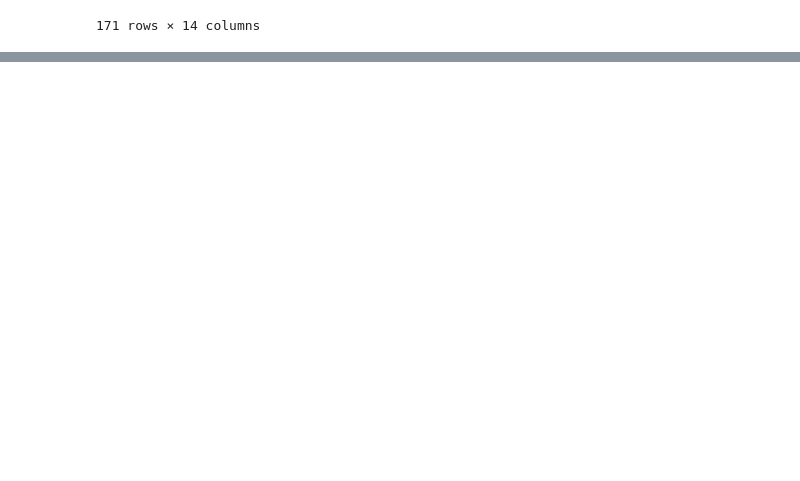
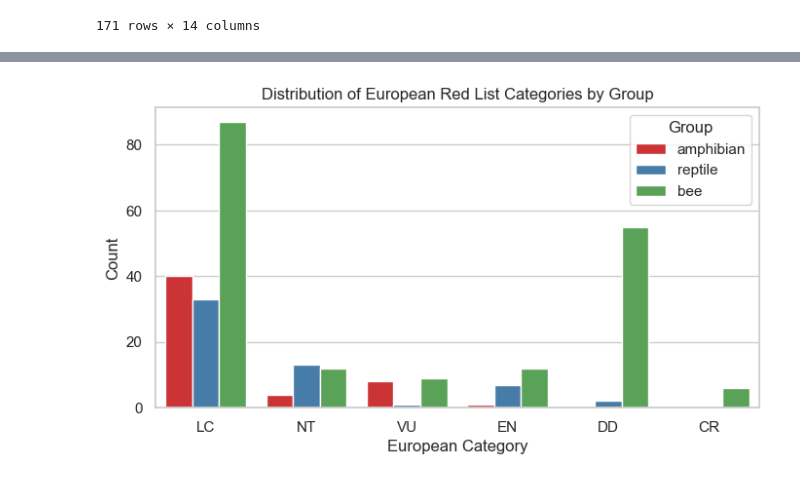
Before and after one commit to shantguedekelian/DSC106_FinalProject, a Jupyter notebook: checkpoint.ipynb, the cells around one changed output, grey strips where cells are left out. Saved outputs shown, nothing was run; the diff lists cells and outputs as text; code cells hidden in the pictures; blank space fills up the shorter version.

Commit message:
added some plots in checkpoint

```diff
--- a/checkpoint.ipynb
+++ b/checkpoint.ipynb
@@ -118,3 +120,14 @@ Index(['species_name', 'group', 'geometry', 'Order', 'Family', 'Common name',
 | 288 | Stelis ortizi | bee | MULTIPOLYGON (((-5.41732 40.87752... | Hymenoptera | Megachilidae | NaN | LC | ... |
 | 289 | Tetralonia gennargentui | bee | MULTIPOLYGON (((9.56393 39.93136,... | Hymenoptera | Apidae | NaN | LC | ... |
 171 rows × 14 columns
+# %%
+# Set Seaborn style
+sns.set(style="whitegrid")
+
+# 1. Count of species by group
+plt.figure(figsize=(6,4))
+sns.countplot(data=cleaned_gdf, x='group', palette='Set2')
+plt.title("Number of species per group")
+plt.ylabel("Count")
+plt.xlabel("Group")
+plt.show()
@@ -120,0 +139,16 @@ Index(['species_name', 'group', 'geometry', 'Order', 'Family', 'Common name',
+# %%
+plt.figure(figsize=(8,4))
+sns.countplot(data=cleaned_gdf, x='European category', hue='group', palette='Set1')
+plt.title("Distribution of European Red List Categories by Group")
+plt.ylabel("Count")
+plt.xlabel("European Category")
+plt.legend(title='Group')
+plt.show()
+# LC = Least Concern
+# NT = Near Threatened
+# VU = Vulnerable
+# EN = Endangered
+# CR = Critically Endangered
+# DD = Data Deficient
+# %% [output]
+[figure, added]
```
Also changed, not shown: parts of 9 cells of this notebook, 1 other file.
